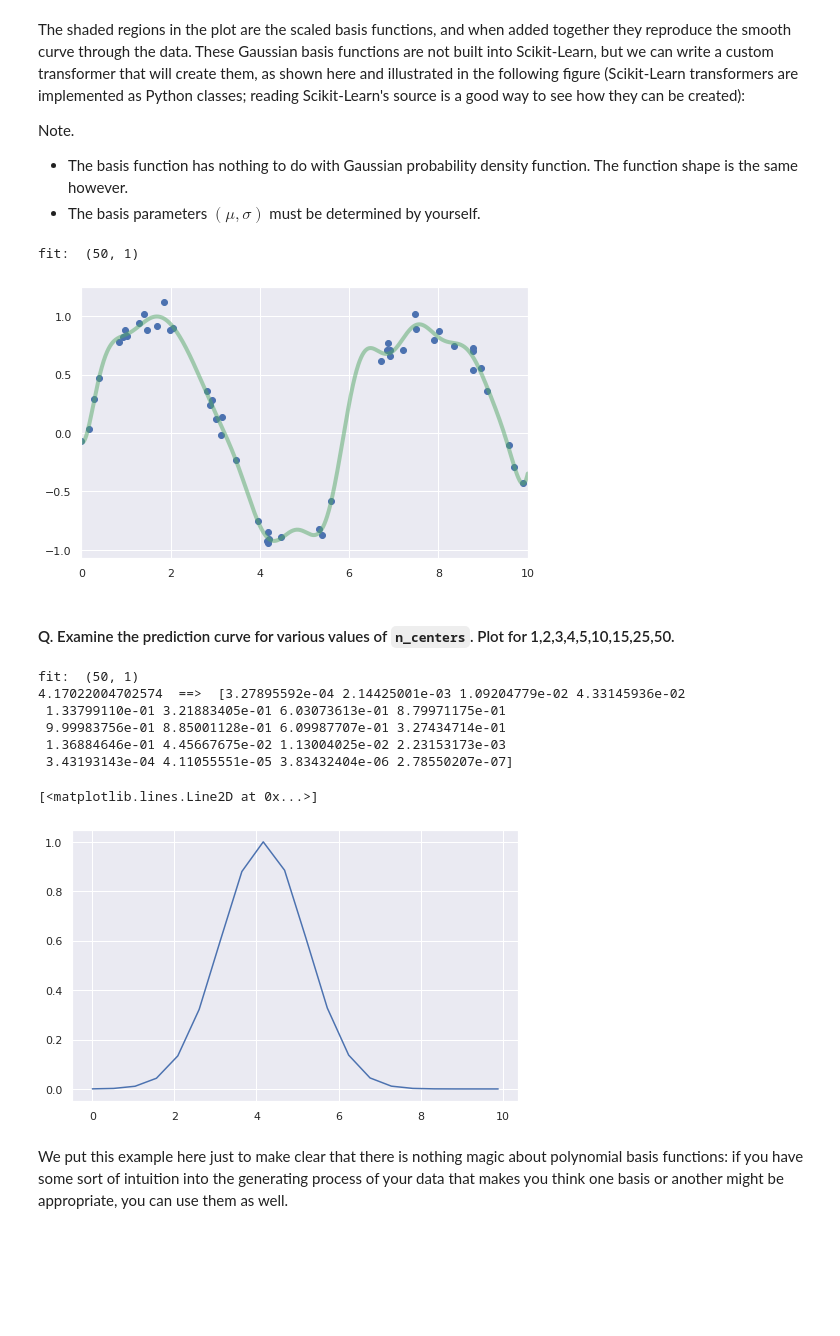
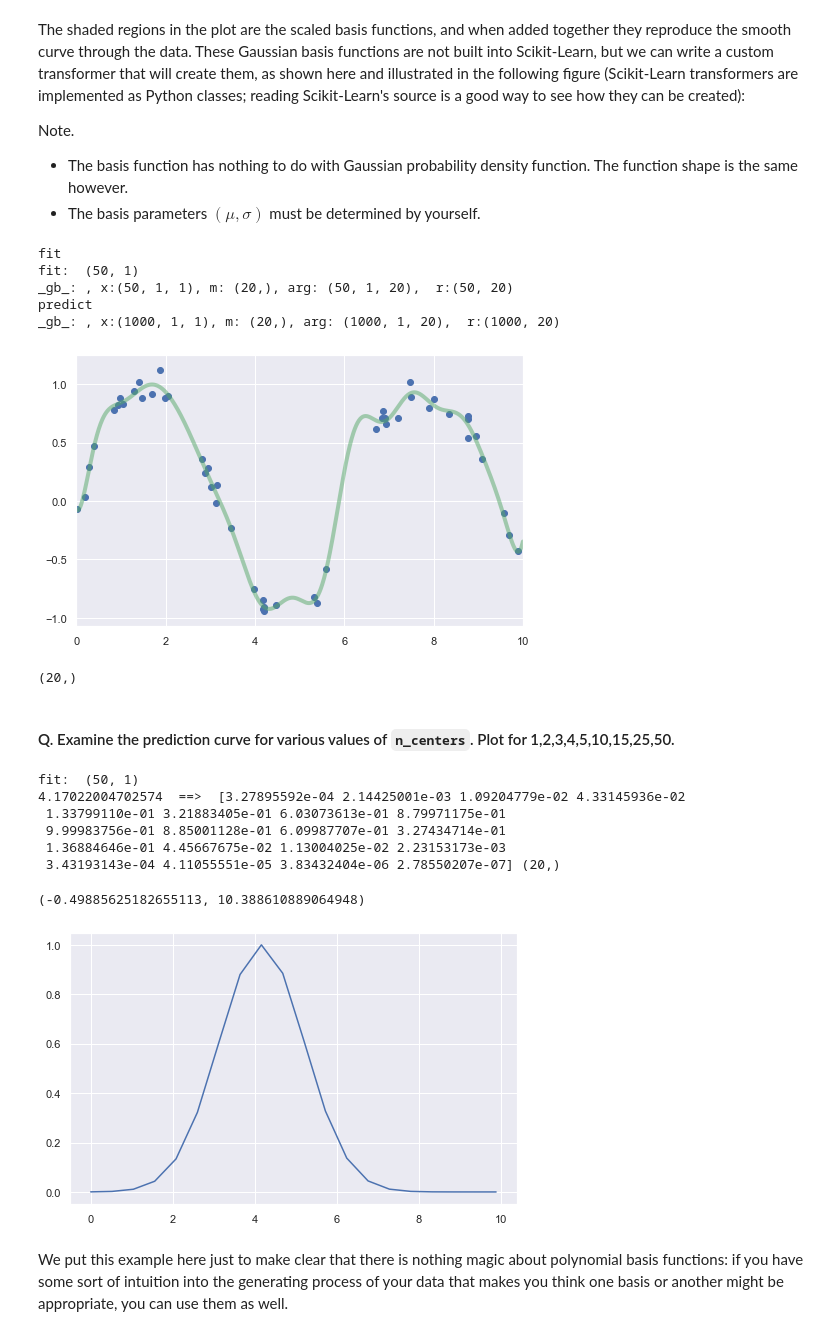
Before and after one commit to yongduek/PythonDataScienceHandbook, a Jupyter notebook: notebooks/05.06-Linear-Regression.ipynb, the cells around one changed output. Drawn from its saved outputs; the diff is of its cells as text; code cells hidden in the pictures; blank space fills up the shorter version.

```diff
--- a/notebooks/05.06-Linear-Regression.ipynb
+++ b/notebooks/05.06-Linear-Regression.ipynb
@@ -216,10 +219,10 @@ class GaussianFeatures(BaseEstimator, TransformerMixin):
         self.width_factor = width_factor
 
     @staticmethod
-    def _gauss_basis(x, y, width, axis=None):
-        arg = (x - y) / width
+    def _gauss_basis(x, m, width, axis=None):
+        arg = (x - m) / width
         r = np.exp(-0.5 * np.sum(arg ** 2, axis))
-        #print ('_gb_: ', x.shape, y.shape, arg.shape, r.shape)
+        print (f'_gb_: , x:{x.shape}, m: {m.shape}, arg: {arg.shape},  r:{r.shape}')
         return r
 
     def fit(self, X, y=None):
@@ -235,32 +238,43 @@ class GaussianFeatures(BaseEstimator, TransformerMixin):
 #
 # %%
 n_centers = 20
-gauss_model = make_pipeline(GaussianFeatures(n_centers),
-                            LinearRegression())
+gauss_model = make_pipeline(GaussianFeatures(n_centers), LinearRegression())
+
+print ('fit')
 gauss_model.fit(x[:, np.newaxis], y)
+print ('predict')
 yfit = gauss_model.predict(xfit[:, np.newaxis])
 
 plt.plot(xfit, yfit, 'g-', linewidth=4, alpha=0.5)
 plt.scatter(x, y)
 plt.xlim(0, 10);
 # %% [output]
+fit
 fit:  (50, 1)
+_gb_: , x:(50, 1, 1), m: (20,), arg: (50, 1, 20),  r:(50, 20)
+predict
+_gb_: , x:(1000, 1, 1), m: (20,), arg: (1000, 1, 20),  r:(1000, 20)
-[figure, old version]
+[figure, new version]
+# %%
+gauss_model.steps[1][1].coef_.shape
+# %% [output]
+(20,)
 # %% [markdown]
 #### Q. Examine the prediction curve for various values of `n_centers`. Plot for 1,2,3,4,5,10,15,25,50.
 # %%
 gf = GaussianFeatures(20)
 xg = gf.fit(x[:,np.newaxis]).transform(x[:,np.newaxis])
-print(x[0], ' ==> ', xg[0])
+print(x[0], ' ==> ', xg[0], xg[0].shape)
 plt.plot(gf.centers_, xg[0])
+plt.xlim((x.min()-0.5, x.max()+0.5))
 # %% [output]
 fit:  (50, 1)
 4.17022004702574  ==>  [3.27895592e-04 2.14425001e-03 1.09204779e-02 4.33145936e-02
  1.33799110e-01 3.21883405e-01 6.03073613e-01 8.79971175e-01
  9.99983756e-01 8.85001128e-01 6.09987707e-01 3.27434714e-01
  1.36884646e-01 4.45667675e-02 1.13004025e-02 2.23153173e-03
- 3.43193143e-04 4.11055551e-05 3.83432404e-06 2.78550207e-07]
+ 3.43193143e-04 4.11055551e-05 3.83432404e-06 2.78550207e-07] (20,)
-[<matplotlib.lines.Line2D at 0x...>]
+(-0.49885625182655113, 10.388610889064948)
 [figure]
 # %% [markdown]
 We put this example here just to make clear that there is nothing magic about polynomial basis functions: if you have some sort of intuition into the generating process of your data that makes you think one basis or another might be appropriate, you can use them as well.
```
Also changed, not shown: parts of 5 cells of this notebook.
